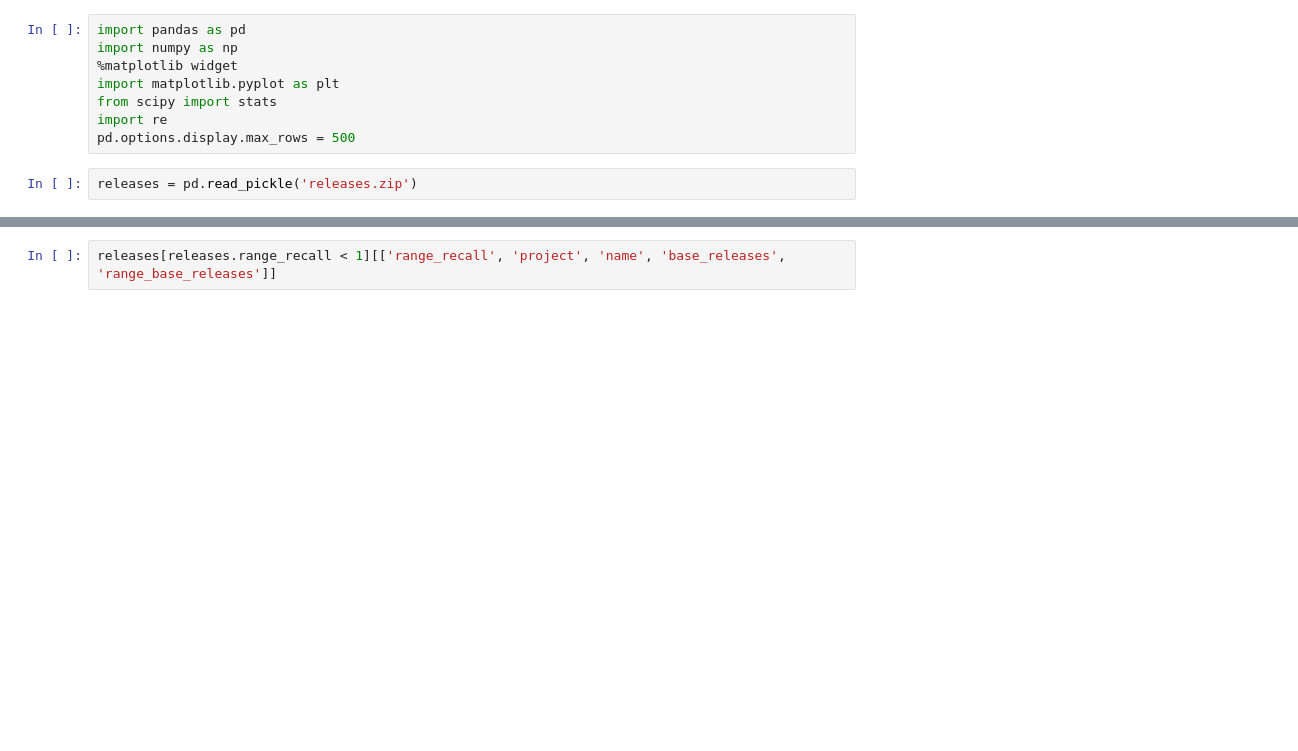
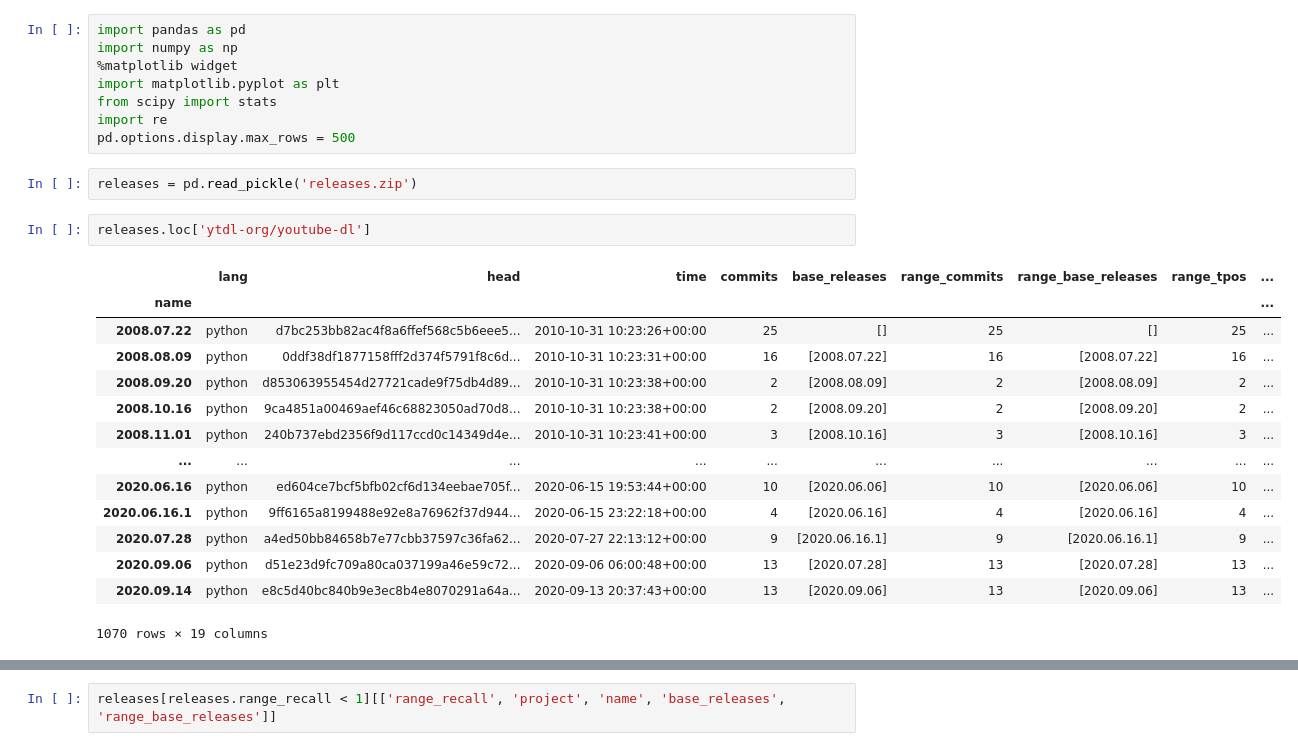
Before and after one commit to gems-uff/release-mining, a Jupyter notebook: 03-inspect.ipynb, the cells around one changed output, grey strips where cells are left out. Drawn from its saved outputs; the diff is of its cells as text; blank space fills up the shorter version.

```diff
--- a/03-inspect.ipynb
+++ b/03-inspect.ipynb
@@ -8,6 +8,23 @@ import re
 pd.options.display.max_rows = 500
 # %%
 releases = pd.read_pickle('releases.zip')
+# %%
+releases.loc['ytdl-org/youtube-dl']
+# %% [output]
+|  | lang | head | time | commits | base_releases | range_commits | range_base_releases | range_tpos | ... |
+| name |  |  |  |  |  |  |  |  | ... |
+| 2008.07.22 | python | d7bc253bb82ac4f8a6ffef568c5b6eee5... | 2010-10-31 10:23:26+00:00 | 25 | [] | 25 | [] | 25 | ... |
+| 2008.08.09 | python | 0ddf38df1877158fff2d374f5791f8c6d... | 2010-10-31 10:23:31+00:00 | 16 | [2008.07.22] | 16 | [2008.07.22] | 16 | ... |
+| 2008.09.20 | python | d853063955454d27721cade9f75db4d89... | 2010-10-31 10:23:38+00:00 | 2 | [2008.08.09] | 2 | [2008.08.09] | 2 | ... |
+| 2008.10.16 | python | 9ca4851a00469aef46c68823050ad70d8... | 2010-10-31 10:23:38+00:00 | 2 | [2008.09.20] | 2 | [2008.09.20] | 2 | ... |
+| 2008.11.01 | python | 240b737ebd2356f9d117ccd0c14349d4e... | 2010-10-31 10:23:41+00:00 | 3 | [2008.10.16] | 3 | [2008.10.16] | 3 | ... |
+| ... | ... | ... | ... | ... | ... | ... | ... | ... | ... |
+| 2020.06.16 | python | ed604ce7bcf5bfb02cf6d134eebae705f... | 2020-06-15 19:53:44+00:00 | 10 | [2020.06.06] | 10 | [2020.06.06] | 10 | ... |
+| 2020.06.16.1 | python | 9ff6165a8199488e92e8a76962f37d944... | 2020-06-15 23:22:18+00:00 | 4 | [2020.06.16] | 4 | [2020.06.16] | 4 | ... |
+| 2020.07.28 | python | a4ed50bb84658b7e77cbb37597c36fa62... | 2020-07-27 22:13:12+00:00 | 9 | [2020.06.16.1] | 9 | [2020.06.16.1] | 9 | ... |
+| 2020.09.06 | python | d51e23d9fc709a80ca037199a46e59c72... | 2020-09-06 06:00:48+00:00 | 13 | [2020.07.28] | 13 | [2020.07.28] | 13 | ... |
+| 2020.09.14 | python | e8c5d40bc840b9e3ec8b4e8070291a64a... | 2020-09-13 20:37:43+00:00 | 13 | [2020.09.06] | 13 | [2020.09.06] | 13 | ... |
+1070 rows × 19 columns
 # %%
 releases[(releases.range_recall == 1) & (releases.range_precision < 1)][['range_recall', 'project', 'name', 'base_releases', 'range_base_releases']]
 # %% [output]
```
Also changed, not shown: parts of 1 cell of this notebook, 5 other files.
